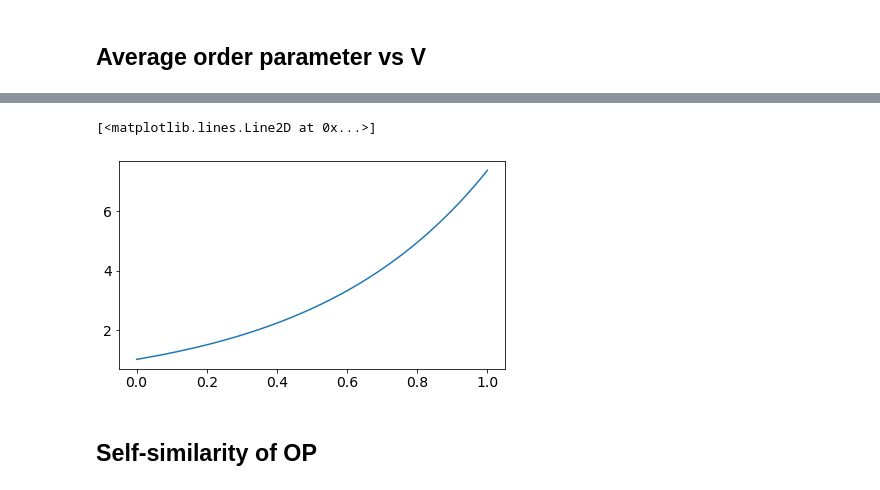
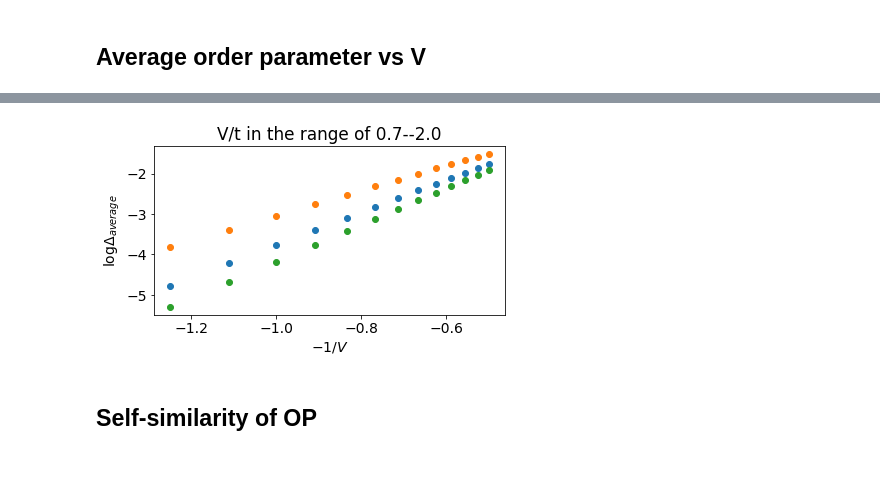
Before and after one commit to gautamra/Superconducting-Fibonacci-chain, a Jupyter notebook: Laboratory.ipynb, the cells around one changed output, grey strips where cells are left out. Cells and saved outputs as stored; diff of their text form; code cells hidden in the pictures.

```diff
--- a/Laboratory.ipynb
+++ b/Laboratory.ipynb
@@ -57,10 +51,16 @@ plt.plot(-1/Vs[:-1],[np.log(np.mean(Models[V].Delta)) for V in Vs[:-1]], "o")
-# %%
-xx = np.linspace(0,1,100)
-alpha = 0.5
-plt.plot(xx, np.exp(1/alpha*xx))
-# %% [output]
-[<matplotlib.lines.Line2D at 0x...>]
-[figure, removed]
+# %%
+fig, ax = plt.subplots()
+
+ax.plot(-1/Vs[:-1],[np.log(np.mean(Models[V].Delta)) for V in Vs[:-1]], "o")
+ax.plot(-1/Vs[:-1],[np.log(np.max(Models[V].Delta)) for V in Vs[:-1]], "o")
+ax.plot(-1/Vs[:-1],[np.log(np.min(Models[V].Delta)) for V in Vs[:-1]], "o")
+ax.set_xlabel("$-1/V$")
+ax.set_ylabel("$\\log \\Delta_{average}$")
+ax.set_title("V/t in the range of 0.7--2.0")
+
+plt.savefig("Images/Delta_vs_V.pdf")
+# %% [output]
+[figure, added]
 # %% [markdown]
 ## Self-similarity of OP
 # %%
```
Also changed, not shown: parts of 7 cells of this notebook, 2 other files.
